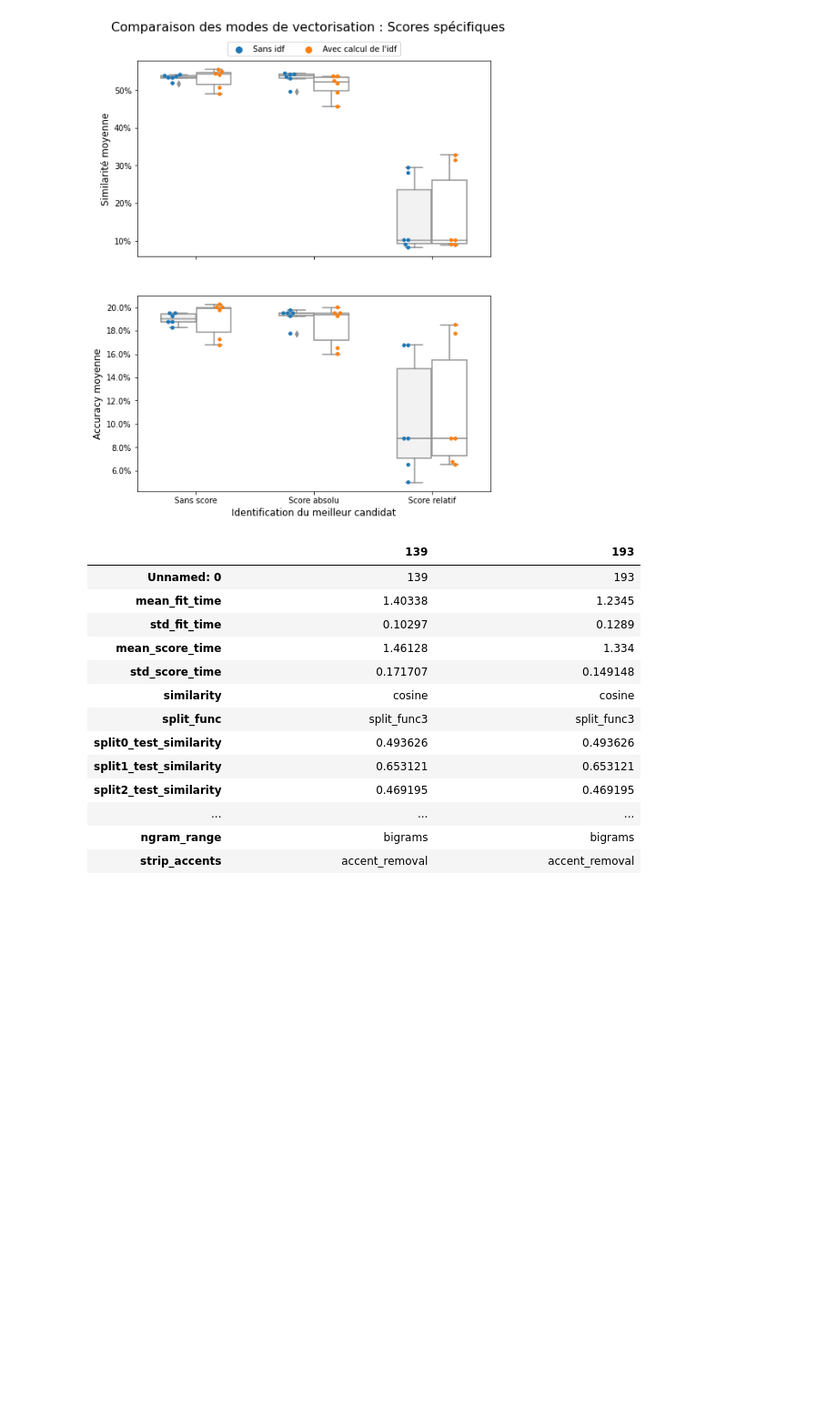
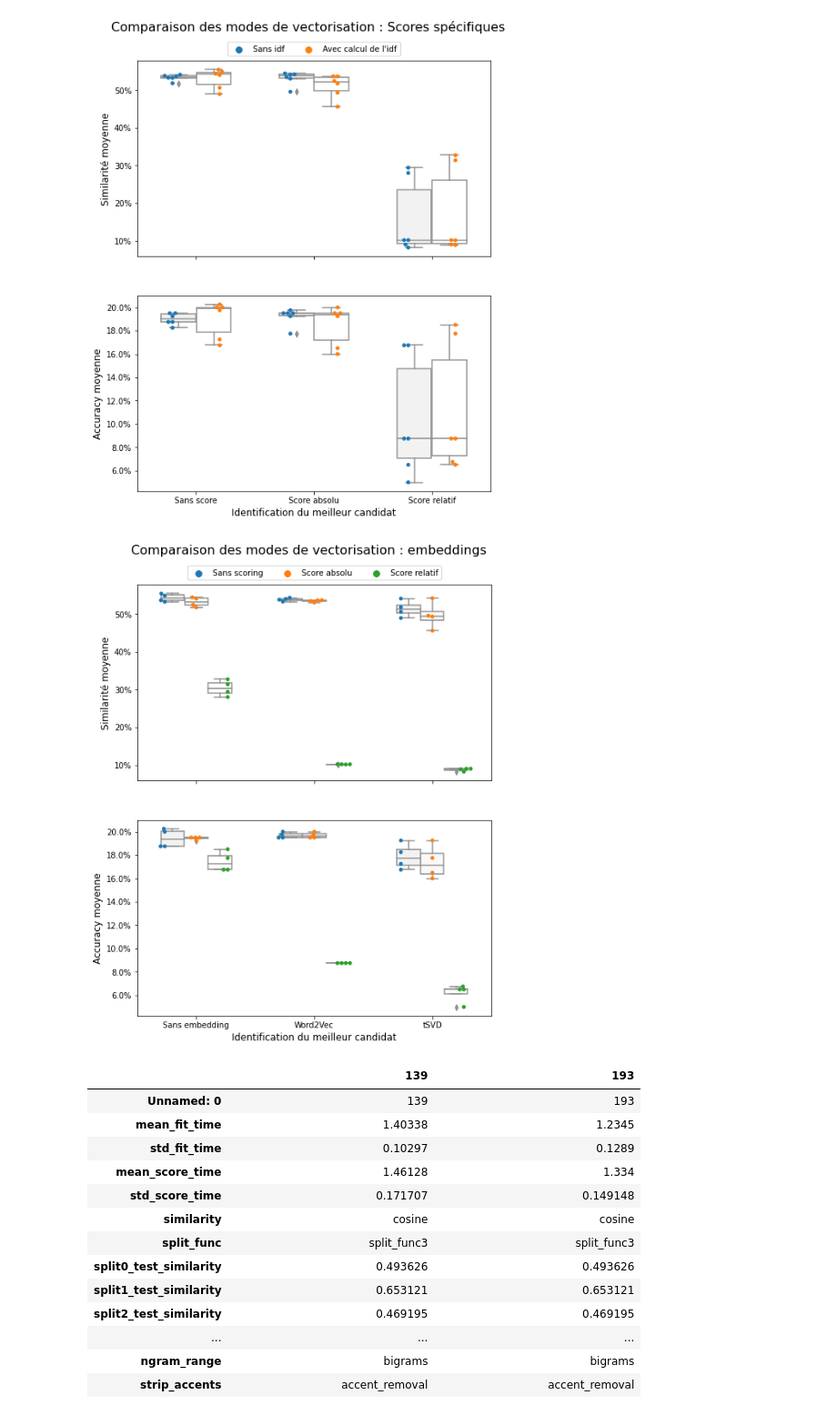
Before and after one commit to UltraDiuve/PIM-Recognizer, a Jupyter notebook: report/notebooks/model_tuning.ipynb, the cells around one changed output. Shown at 91% size. Saved outputs shown, nothing was run; the diff lists cells and outputs as text; code cells hidden in the pictures; blank space fills up the shorter version.

```diff
--- a/report/notebooks/model_tuning.ipynb
+++ b/report/notebooks/model_tuning.ipynb
@@ -1367,6 +1367,55 @@ fig.suptitle('Comparaison des modes de vectorisation : Scores spécifiques', fon
 fig.savefig(Path('..') / 'img' / 'tuning_score.png', bbox_inches='tight')
 # %% [output]
 [figure]
+# %%
+fig, axs = plt.subplots(nrows= 2, figsize=(8,10), sharex=True)
+
+feats = ['mean_test_similarity', 'mean_test_accuracy']
+
+parms = {'data': result_df.loc[(result_df['run'] == 5)
+                              ],
+         'x': 'embedding_method',
+         'hue': 'scoring',
+        }
+
+for i, feature in enumerate(feats):
+    swarm = sns.swarmplot(**parms,
+                          y=feature,
+                          dodge=True,
+        #                   color='blue',
+                          ax=axs[i],
+                         )
+
+    sns.boxplot(**parms,
+                y=feature,
+                ax=axs[i],
+                color='white',
+                width=.6,
+                )
+
+#     axs[i].set_ylim(0,)
+    axs[i].yaxis.set_major_formatter(mtick.PercentFormatter(xmax=1.))
+    axs[i].get_legend().remove()
+    axs[i].set_xlabel('')
+
+axs[1].set_xlabel('Identification du meilleur candidat', fontsize=12)
+axs[0].set_ylabel('Similarité moyenne', fontsize=12)
+axs[1].set_ylabel('Accuracy moyenne', fontsize=12)
+axs[1].set_xticklabels(['Sans embedding', 'Word2Vec', 'tSVD'])
+
+fig.legend(handles=axs[0].get_legend_handles_labels()[0][3:],
+           labels=["Sans scoring", "Score absolu", "Score relatif"],
+           loc='center',
+           ncol=5,
+           bbox_to_anchor=(0, 1, 1, 0.12),
+           bbox_transform=axs[0].transAxes,
+          )
+
+fig.suptitle('Comparaison des modes de vectorisation : embeddings', fontsize=16, y=.95)
+
+fig.savefig(Path('..') / 'img' / 'tuning_embedding.png', bbox_inches='tight')
+# %% [output]
+[figure, added]
 # %%
 verif_df = result_df.loc[result_df['similarity'] == 'cosine']
 verif_df.loc[verif_df['mean_test_similarity'] == verif_df['mean_test_similarity'].max()].T
```
Also changed, not shown: 1 other file.
